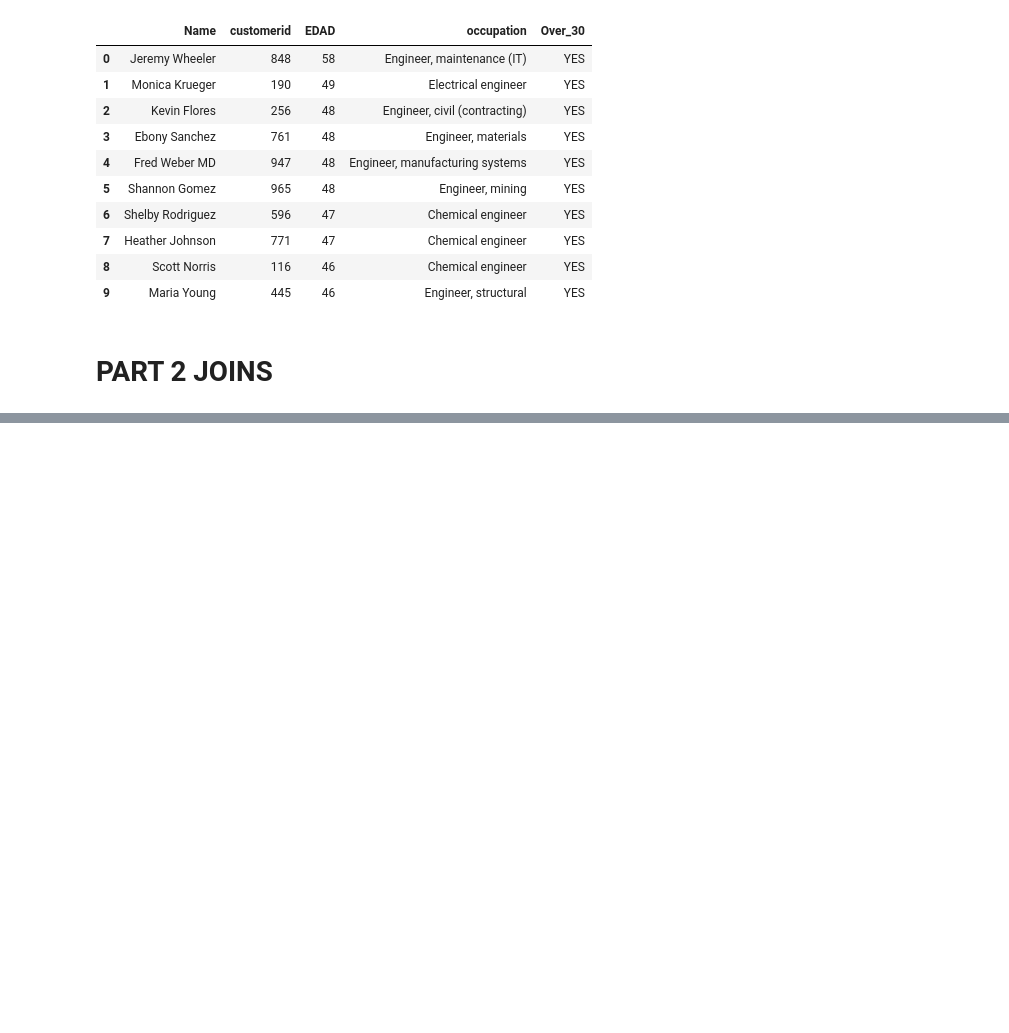
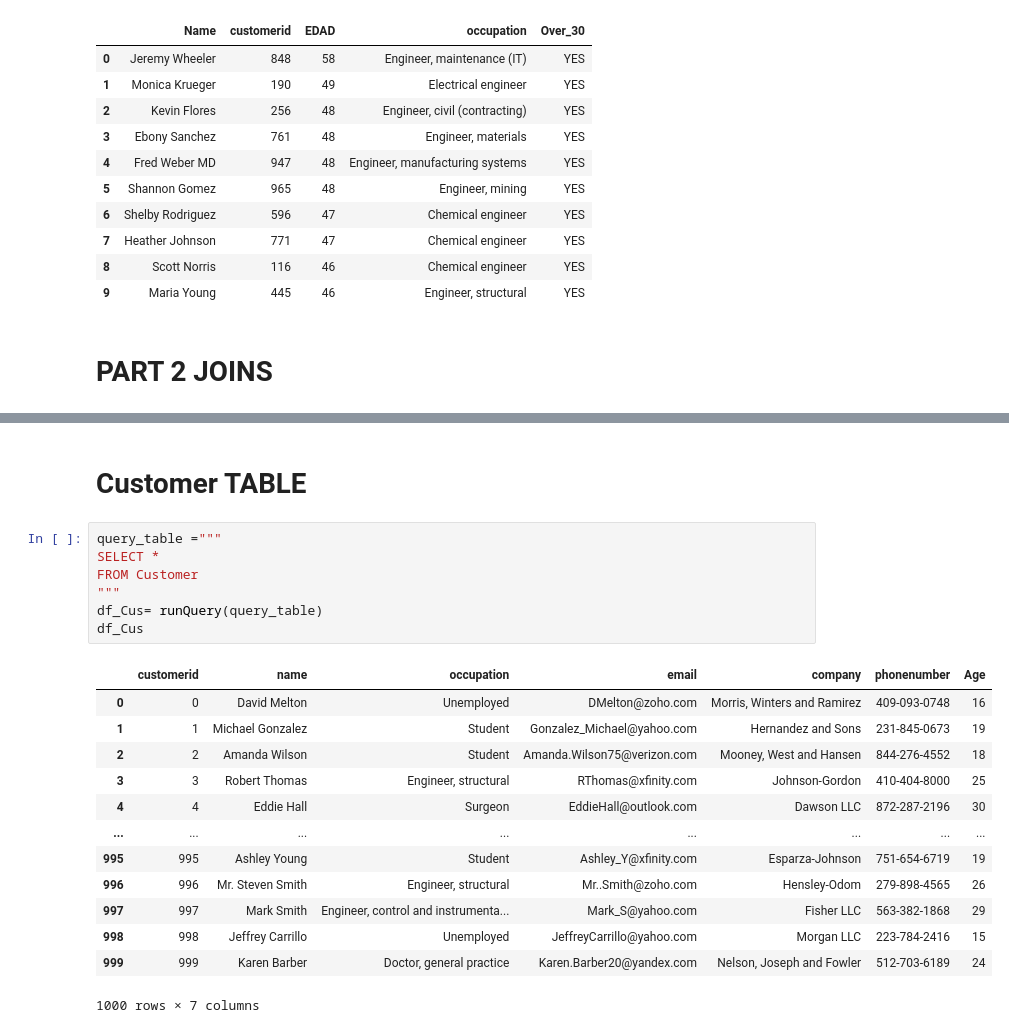
Before and after one commit to JuanBecerra07/bootCAMP, a Jupyter notebook: CLASE 10 SQL/Ej_Cl_10_SQL.ipynb, the cells around one changed output, grey strips where cells are left out. Cells and saved outputs as stored; diff of their text form; blank space fills up the shorter version.

```diff
--- a/CLASE 10 SQL/Ej_Cl_10_SQL.ipynb
+++ b/CLASE 10 SQL/Ej_Cl_10_SQL.ipynb
@@ -188,0 +297,23 @@ df_EJ_3
+# %% [markdown]
+# Customer TABLE
+# %%
+query_table ="""
+SELECT *
+FROM Customer
+"""
+df_Cus= runQuery(query_table)
+df_Cus
+# %% [output]
+|  | customerid | name | occupation | email | company | phonenumber | Age |
+| 0 | 0 | David Melton | Unemployed | DMelton@zoho.com | Morris, Winters and Ramirez | 409-093-0748 | 16 |
+| 1 | 1 | Michael Gonzalez | Student | Gonzalez_Michael@yahoo.com | Hernandez and Sons | 231-845-0673 | 19 |
+| 2 | 2 | Amanda Wilson | Student | Amanda.Wilson75@verizon.com | Mooney, West and Hansen | 844-276-4552 | 18 |
+| 3 | 3 | Robert Thomas | Engineer, structural | RThomas@xfinity.com | Johnson-Gordon | 410-404-8000 | 25 |
+| 4 | 4 | Eddie Hall | Surgeon | EddieHall@outlook.com | Dawson LLC | 872-287-2196 | 30 |
+| ... | ... | ... | ... | ... | ... | ... | ... |
+| 995 | 995 | Ashley Young | Student | Ashley_Y@xfinity.com | Esparza-Johnson | 751-654-6719 | 19 |
+| 996 | 996 | Mr. Steven Smith | Engineer, structural | Mr..Smith@zoho.com | Hensley-Odom | 279-898-4565 | 26 |
+| 997 | 997 | Mark Smith | Engineer, control and instrumenta... | Mark_S@yahoo.com | Fisher LLC | 563-382-1868 | 29 |
+| 998 | 998 | Jeffrey Carrillo | Unemployed | JeffreyCarrillo@yahoo.com | Morgan LLC | 223-784-2416 | 15 |
+| 999 | 999 | Karen Barber | Doctor, general practice | Karen.Barber20@yandex.com | Nelson, Joseph and Fowler | 512-703-6189 | 24 |
+1000 rows × 7 columns
```
Also changed, not shown: parts of 15 cells of this notebook.
